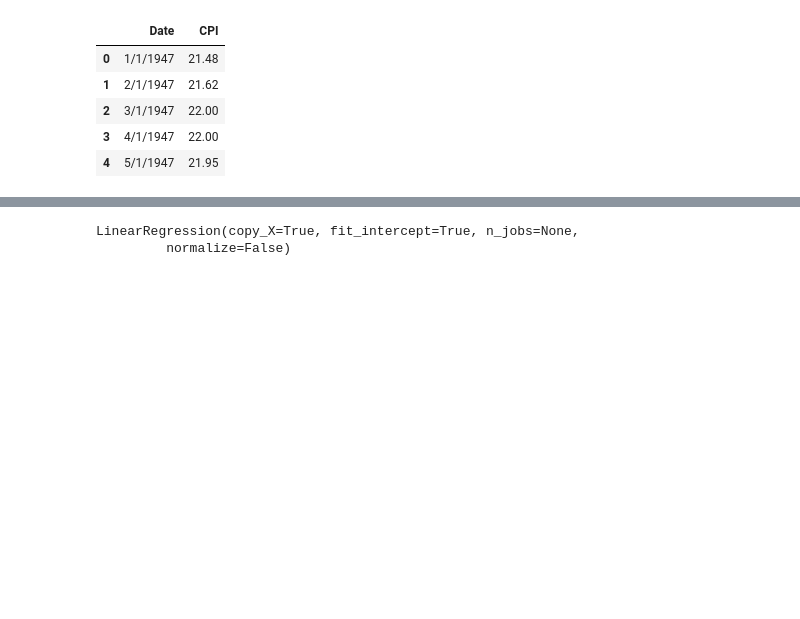
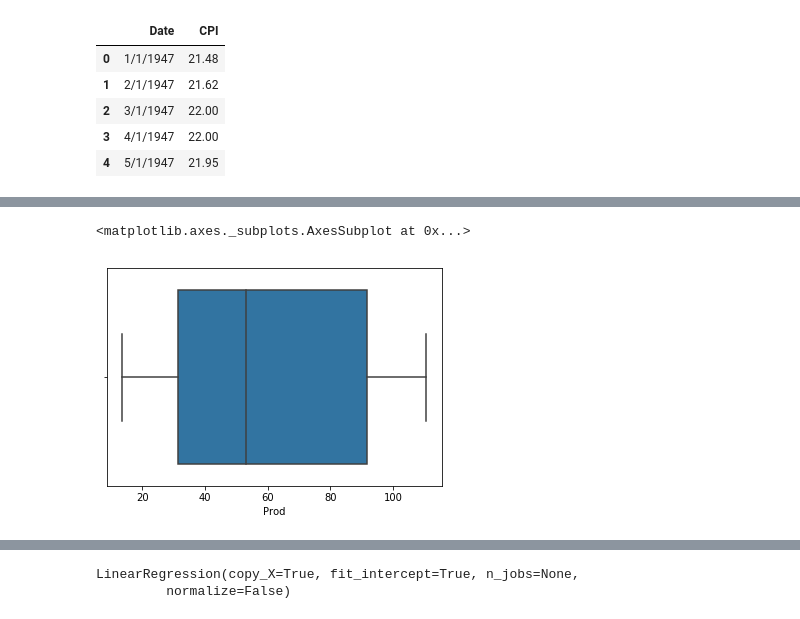
Before and after one commit to YMandCL/Industrial-Production-Exploratory, a Jupyter notebook: Industrial Production Exploratory.ipynb, the cells around one changed output, grey strips where cells are left out. Drawn from its saved outputs; the diff is of its cells as text; code cells hidden in the pictures; blank space fills up the shorter version.

```diff
--- a/Industrial Production Exploratory.ipynb
+++ b/Industrial Production Exploratory.ipynb
@@ -470,0 +120,5 @@ warnings.filterwarnings(action="ignore", message="^internal gelsd")
+# %%
+sns.boxplot(x="Prod",data=econ)
+# %% [output]
+<matplotlib.axes._subplots.AxesSubplot at 0x...>
+[figure, added]
```
Also changed, not shown: parts of 142 cells of this notebook, 4 other files.
